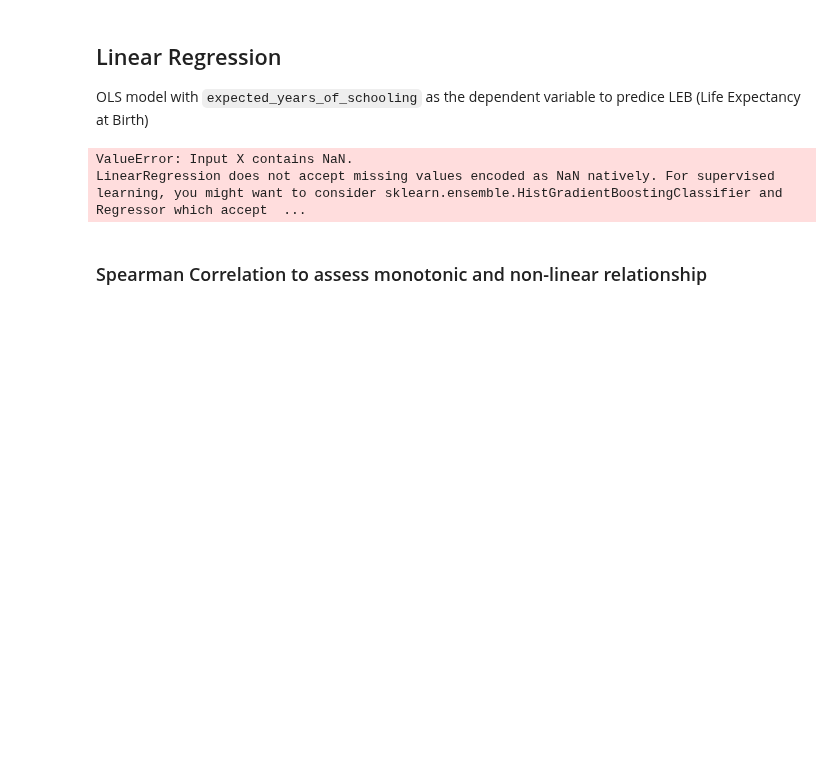
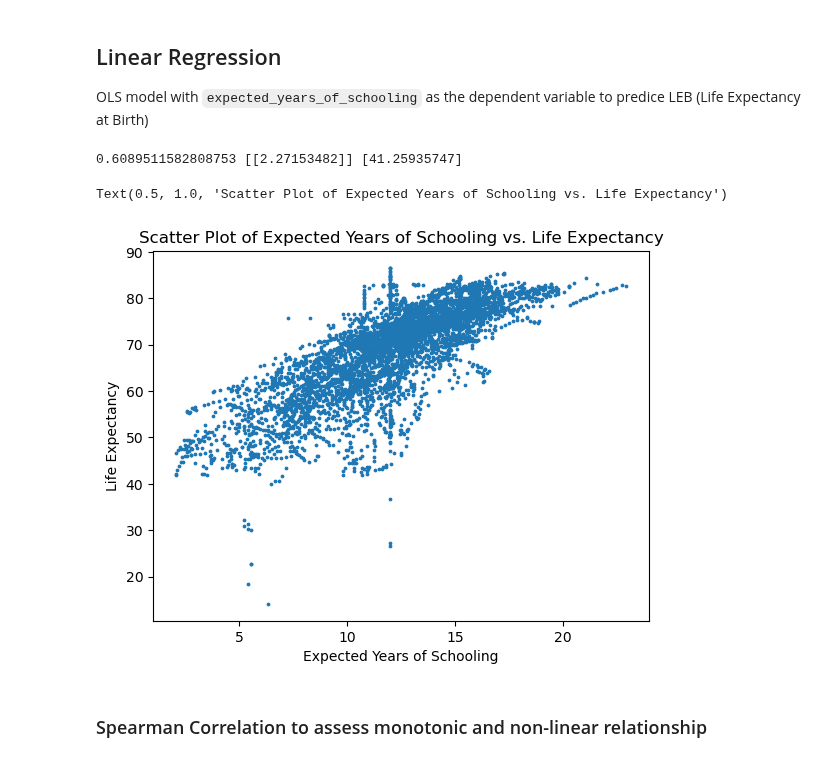
Before and after one commit to idalinnakallio/DAT565, a Jupyter notebook: Assignment 4/Assignment4.ipynb, the cells around one changed output. Saved outputs shown, nothing was run; the diff lists cells and outputs as text; code cells hidden in the pictures; blank space fills up the shorter version.

Commit message:
plots

````diff
--- a/Assignment 4/Assignment4.ipynb
+++ b/Assignment 4/Assignment4.ipynb
@@ -223,8 +197,10 @@ X_train_filled = X_train.groupby('country')['expected_years_of_schooling'].apply
 X_train_filled = X_train_filled.reset_index(level=0, drop=True)
 X_train_filled = pd.concat([X_train_filled], axis=1)
 
+X_train_filled_new = X_train
+
 # Fill remaining missing values
-X_train_filled['expected_years_of_schooling'] = X_train_filled['expected_years_of_schooling'].fillna(X_train_filled['expected_years_of_schooling'].mean())
+X_train_filled_new['expected_years_of_schooling'] = X_train_filled['expected_years_of_schooling'].fillna(X_train_filled['expected_years_of_schooling'].mean())
 
 # Save null counts per group to CSV
 X_train_filled.isnull().sum().to_csv('desc_groupby_country_filled.csv')
@@ -322,15 +319,25 @@
 ## Linear Regression
 OLS model with ```expected_years_of_schooling``` as the dependent variable to predice LEB (Life Expectancy at Birth)
 # %%
-reg = LinearRegression().fit(X_train[['expected_years_of_schooling']], y_train)
-score = reg.score(X_train[['expected_years_of_schooling']], y_train)
+reg = LinearRegression().fit(X_train_filled_new[['expected_years_of_schooling']], y_train)
+score = reg.score(X_train_filled_new[['expected_years_of_schooling']], y_train)
 coef = reg.coef_
 intercept = reg.intercept_
 
 print(score, coef, intercept)
 # %% [output]
-ValueError: Input X contains NaN.
-LinearRegression does not accept missing values encoded as NaN natively. For supervised learning, you might want to consider sklearn.ensemble.HistGradientBoostingClassifier and Regressor which accept  ...
+0.6089511582808753 [[2.27153482]] [41.25935747]
+# %%
+y_pred = reg.predict(X_train_filled_new[['expected_years_of_schooling']])
+
+# Scatter plot
+plt.scatter(X_train_filled_new[['expected_years_of_schooling']], y_train[y_col[0]], s=3)
+plt.xlabel('Expected Years of Schooling')
+plt.ylabel('Life Expectancy')
+plt.title('Scatter Plot of Expected Years of Schooling vs. Life Expectancy')
+# %% [output]
+Text(0.5, 1.0, 'Scatter Plot of Expected Years of Schooling vs. Life Expectancy')
+[figure, added]
 # %% [markdown]
 ### Spearman Correlation to assess monotonic and non-linear relationship
 # %%
````
Also changed, not shown: parts of 4 cells of this notebook, 4 other files.
